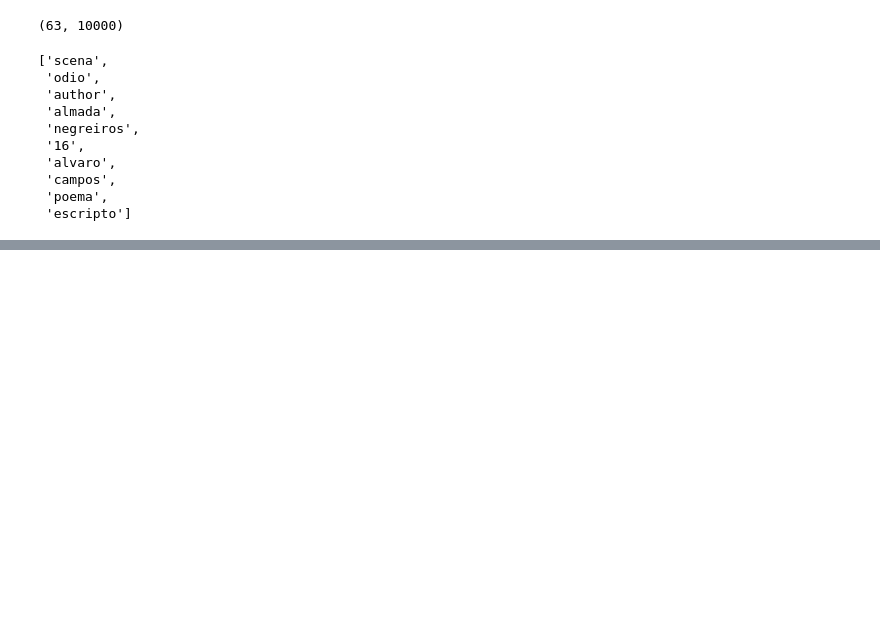
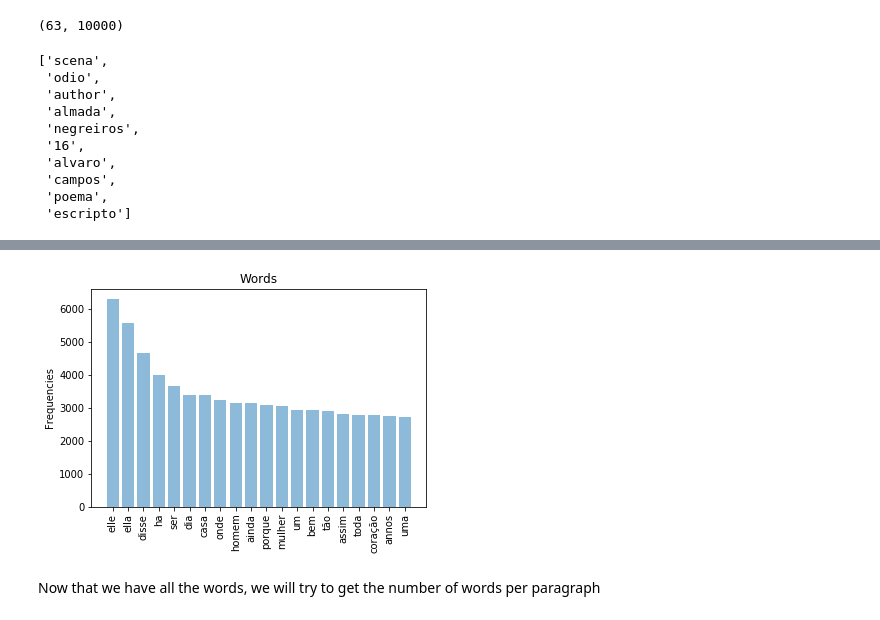
Before and after one commit to AbdallahZaher/TextMining, a Jupyter notebook: Text Mining - code.ipynb, the cells around one changed output, grey strips where cells are left out. Saved outputs shown, nothing was run; the diff lists cells and outputs as text; code cells hidden in the pictures; blank space fills up the shorter version.

```diff
--- a/Text Mining - code.ipynb
+++ b/Text Mining - code.ipynb
@@ -239,0 +276,8 @@ plot_frequencies(top_df)
+# %%
+
+
+
+top_df3 = get_top_n_grams(train_df["Text"], top_k=20, n=3)
+plot_frequencies(top_df)
+# %% [output]
+[figure, added]
@@ -239,0 +286,2 @@ plot_frequencies(top_df)
+# %% [markdown]
+Now that we have all the words, we will try to get the number of words per paragraph
```
Also changed, not shown: parts of 34 cells of this notebook.
